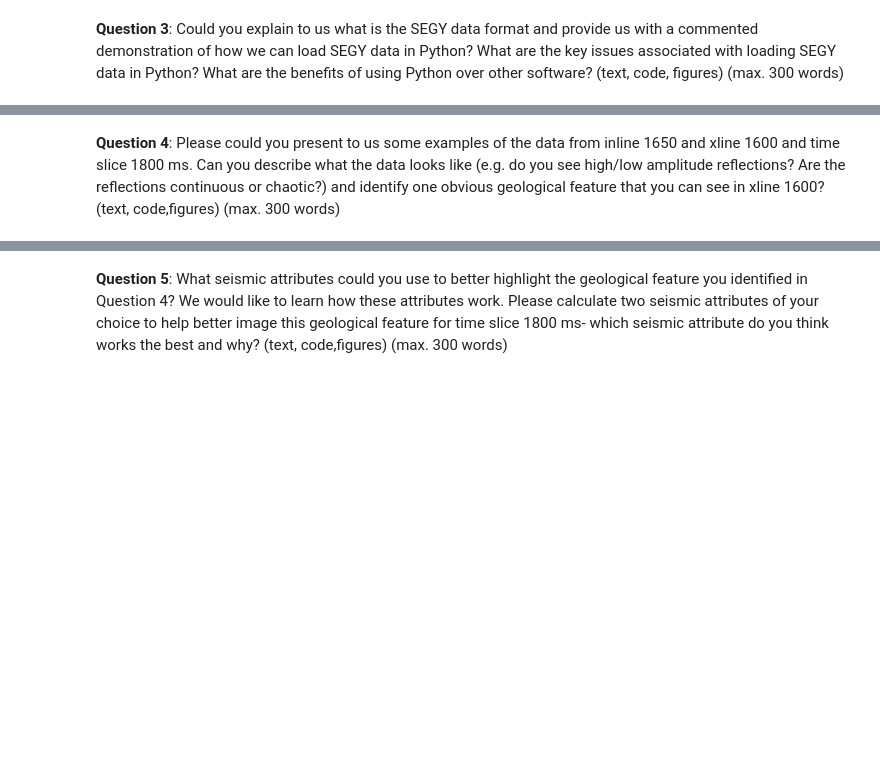
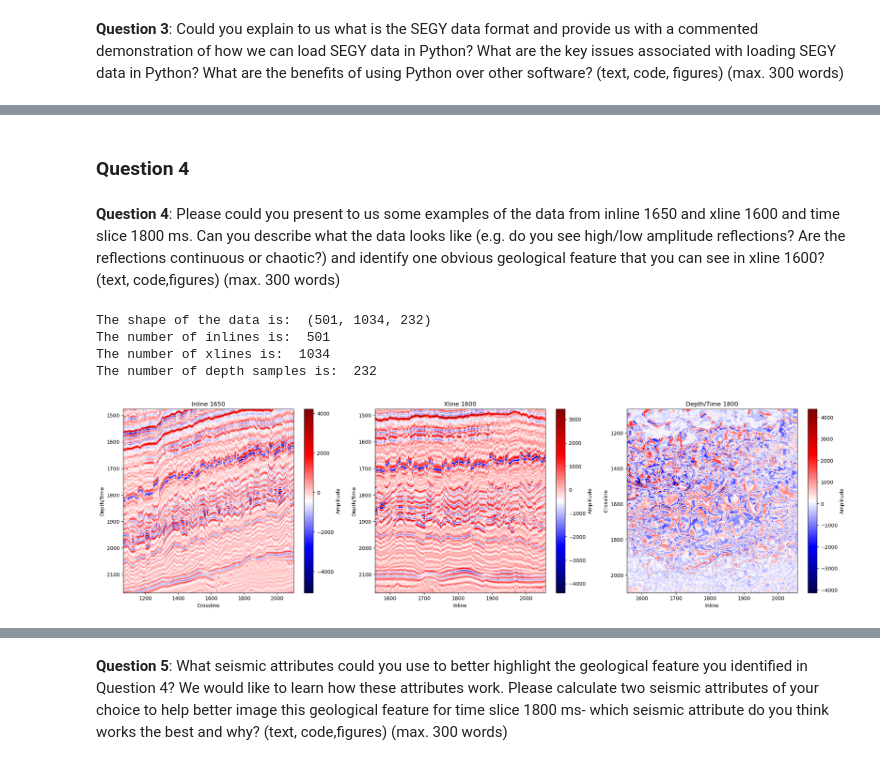
Before and after one commit to esemsc-dbk24/Faultless-Seismology, a Jupyter notebook: EDSML_group_project 1.ipynb, the cells around one changed output, grey strips where cells are left out. Saved outputs shown, nothing was run; the diff lists cells and outputs as text; code cells hidden in the pictures; blank space fills up the shorter version.

```diff
--- a/EDSML_group_project 1.ipynb
+++ b/EDSML_group_project 1.ipynb
@@ -61,0 +111,5 @@ Key variables in measuring seismic data are time or distance and reflection. Tim
+# %%
+# This is how you would load a SEGY data file in Python
+base_segy = segyio.open('../data/Thebe_small2', ignore_geometry= False)
+data = segyio.tools.cube(base_segy)
+print(segyio.tools.wrap(base_segy.text[0])) # Print the text header
@@ -62,2 +134,63 @@ Key variables in measuring seismic data are time or distance and reflection. Tim
+# %% [markdown]
+### Question 4
 # %% [markdown]
 **Question 4**: Please could you present to us some examples of the data from inline 1650 and xline 1600 and time slice 1800 ms. Can you describe what the data looks like (e.g. do you see high/low amplitude reflections? Are the reflections continuous or chaotic?) and identify one obvious geological feature that you can see in xline 1600? (text, code,figures) (max. 300 words)
+# %%
+# Getting the geometry of the segy file
+depth = base_segy.samples
+inlines = base_segy.ilines
+xlines = base_segy.xlines
+
+print("The shape of the data is: ", data.shape)
+print("The number of inlines is: ", len(inlines))
+print("The number of xlines is: ", len(xlines))
+print("The number of depth samples is: ", len(depth))
+# %% [output]
+The shape of the data is:  (501, 1034, 232)
+The number of inlines is:  501
+The number of xlines is:  1034
+The number of depth samples is:  232
+# %%
+# Inline 1650
+inline_1650_index = np.where(inlines == 1650)
+data_1650 = data[inline_1650_index, :, :].reshape(1034,232)
+
+# Xline 1600
+xline_1600_index = np.where(xlines == 1600)
+data_1600 = data[:, xline_1600_index, :].reshape(501,232)
+
+# Time slice 1800
+time_slice_1800_index = np.where(depth == 1800)
+data_1800 = data[:, :, time_slice_1800_index].reshape(501,1034)
+# %%
+# Setting up a figure with 3 subplots
+fig, axes = plt.subplots(1, 3, figsize=(21, 6))
+
+# Inline 1650
+axes[0].imshow(data_1650.T, aspect='auto', cmap='seismic', extent=[xlines[0], xlines[-1], depth[0], depth[-1]])
+axes[0].set_title(f"Inline {int(inlines[inline_1650_index])}")
+axes[0].set_xlabel('Crossline')
+axes[0].set_ylabel('Depth/Time')
+axes[0].invert_yaxis()
+plt.colorbar(axes[0].images[0], ax=axes[0], label='Amplitude')
+
+# Xline 1600
+axes[1].imshow(data_1600.T, aspect='auto', cmap='seismic', extent=[inlines[0], inlines[-1], depth[0], depth[-1]])
+axes[1].set_title(f"Xline {int(xlines[xline_1600_index])}")
+axes[1].set_xlabel('Inline')
+axes[1].set_ylabel('Depth/Time')
+axes[1].invert_yaxis()
+plt.colorbar(axes[1].images[0], ax=axes[1], label='Amplitude')
+
+# Time Slice 1800
+axes[2].imshow(data_1800.T, aspect='auto', cmap='seismic', extent=[inlines[0], inlines[-1], xlines[0], xlines[-1]])
+axes[2].set_title(f"Depth/Time {int(depth[time_slice_1800_index])}")
+axes[2].set_xlabel('Inline')
+axes[2].set_ylabel('Crossline')
+axes[2].invert_yaxis()
+plt.colorbar(axes[2].images[0], ax=axes[2], label='Amplitude')
+
+plt.tight_layout()
+plt.show()
+# %% [output]
+[figure, added]
```
Also changed, not shown: parts of 27 cells of this notebook, 2 other files.
